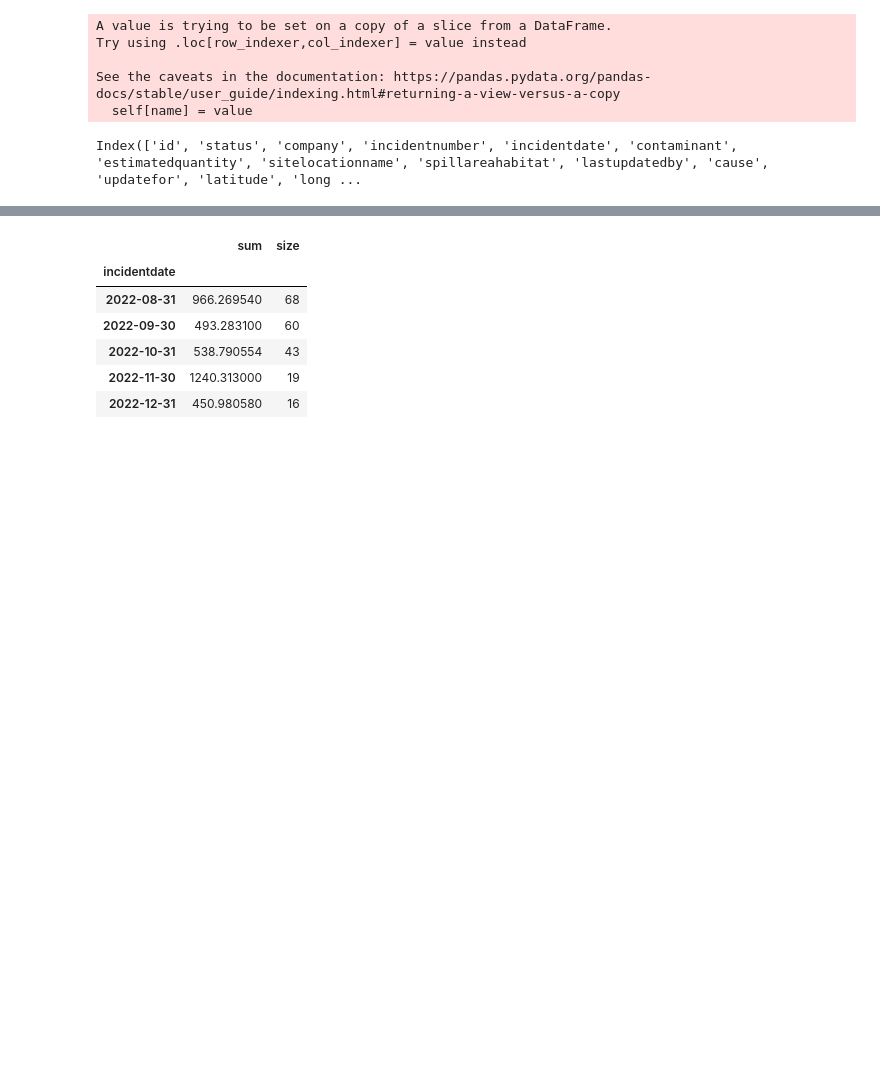
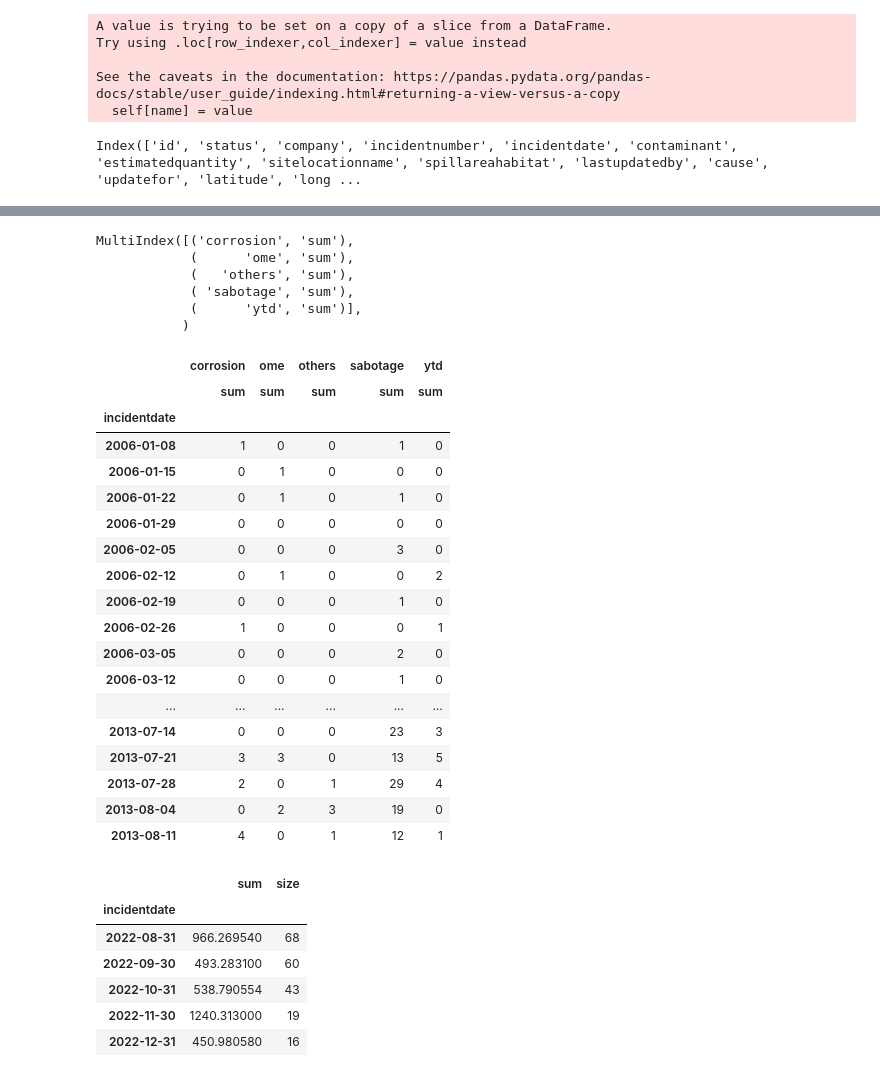
Before and after one commit to fitditcorp4/research, a Jupyter notebook: weekly_dataset02022023_plus_qtr.ipynb, the cells around one changed output, grey strips where cells are left out. Drawn from its saved outputs; the diff is of its cells as text; code cells hidden in the pictures; blank space fills up the shorter version.

```diff
--- a/weekly_dataset02022023_plus_qtr.ipynb
+++ b/weekly_dataset02022023_plus_qtr.ipynb
@@ -231,0 +242,7 @@ dfbi.to_csv('dfbii.csv')
+# %%
+df3c['cause'] = df3c['cause'].str.replace('other: mys', 'other')
+df3c['cause'] = df3c['cause'].str.replace('other:destruction of illegal refineries by JTF', 'other')
+df3c['cause'] = df3c['cause'].str.replace('other:destruction of illegal refineries by JTF.', 'other')
+df3c['cause'] = df3c['cause'].str.replace('other:mys', 'other')
+df3c['cause'] = df3c['cause'].str.replace('other:', 'other')
+df3c['cause'] = df3c['cause'].str.replace('other.', 'other')
@@ -231,0 +267,2 @@ dfbi.to_csv('dfbii.csv')
+# %%
+df3cd = pd.get_dummies(df3c, columns=['cause'])
@@ -232,6 +285,44 @@ dfbi.to_csv('dfbii.csv')
 # %%
 df4w = df3.groupby([pd.Grouper(key='incidentdate', freq='W')])['estimatedquantity'].agg(['sum','size'])
 df4m = df3.groupby([pd.Grouper(key='incidentdate', freq='M')])['estimatedquantity'].agg(['sum','size'])
+df4wx = df3cd.groupby([pd.Grouper(key='incidentdate', freq='W')])['cause_cor','cause_ome','cause_other','cause_sab','cause_ytd'].agg(['sum'])
+# %%
+df4wx = df4wx.rename(columns={"cause_cor":"corrosion",
+                              "cause_ome":"ome",
+                              "cause_other":"others",
+                              "cause_sab":"sabotage",
+                              "cause_ytd":"ytd"})
+# %%
+df4wx.columns
+# %% [output]
+MultiIndex([('corrosion', 'sum'),
+            (      'ome', 'sum'),
+            (   'others', 'sum'),
+            ( 'sabotage', 'sum'),
+            (      'ytd', 'sum')],
+           )
+# %%
+df4wx
+# %% [output]
+|  | corrosion | ome | others | sabotage | ytd |
+|  | sum | sum | sum | sum | sum |
+| incidentdate |  |  |  |  |  |
+| 2006-01-08 | 1 | 0 | 0 | 1 | 0 |
+| 2006-01-15 | 0 | 1 | 0 | 0 | 0 |
+| 2006-01-22 | 0 | 1 | 0 | 1 | 0 |
+| 2006-01-29 | 0 | 0 | 0 | 0 | 0 |
+| 2006-02-05 | 0 | 0 | 0 | 3 | 0 |
+| 2006-02-12 | 0 | 1 | 0 | 0 | 2 |
+| 2006-02-19 | 0 | 0 | 0 | 1 | 0 |
+| 2006-02-26 | 1 | 0 | 0 | 0 | 1 |
+| 2006-03-05 | 0 | 0 | 0 | 2 | 0 |
+| 2006-03-12 | 0 | 0 | 0 | 1 | 0 |
+| ... | ... | ... | ... | ... | ... |
+| 2013-07-14 | 0 | 0 | 0 | 23 | 3 |
+| 2013-07-21 | 3 | 3 | 0 | 13 | 5 |
+| 2013-07-28 | 2 | 0 | 1 | 29 | 4 |
+| 2013-08-04 | 0 | 2 | 3 | 19 | 0 |
+| 2013-08-11 | 4 | 0 | 1 | 12 | 1 |
 # %%
 df4m.tail()
 # %% [output]
```
Also changed, not shown: parts of 28 cells of this notebook.
